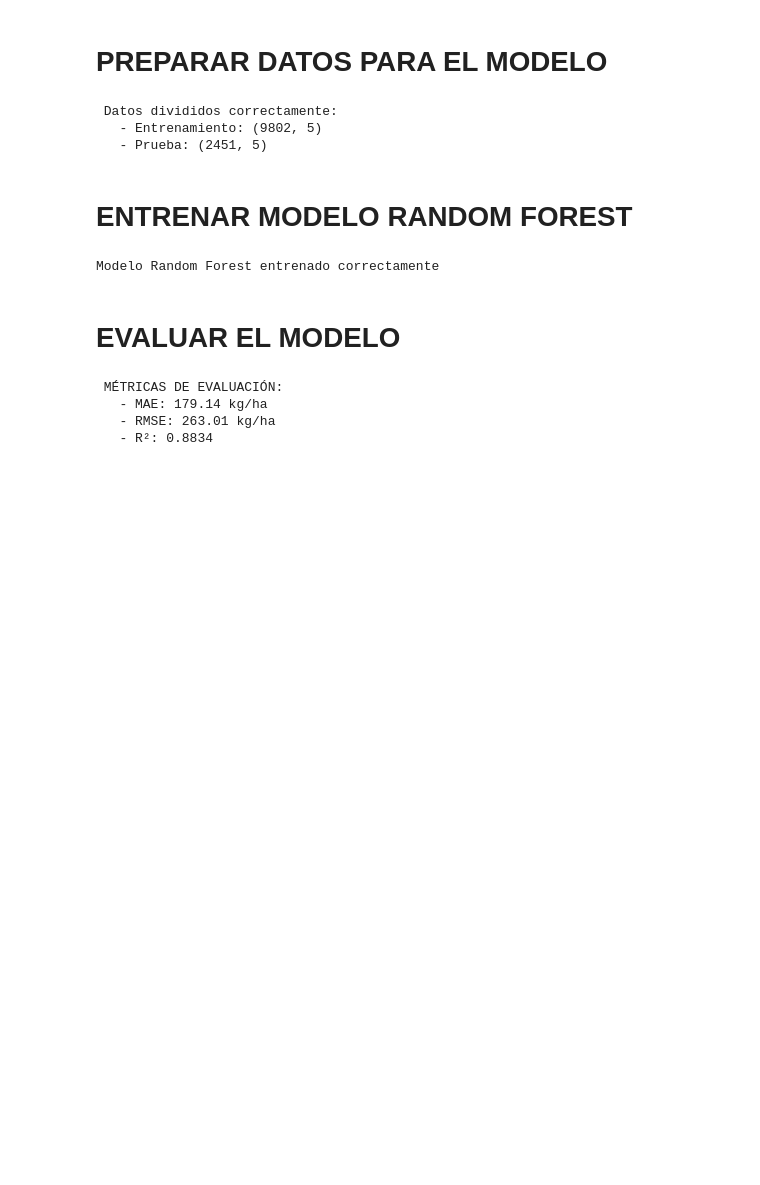
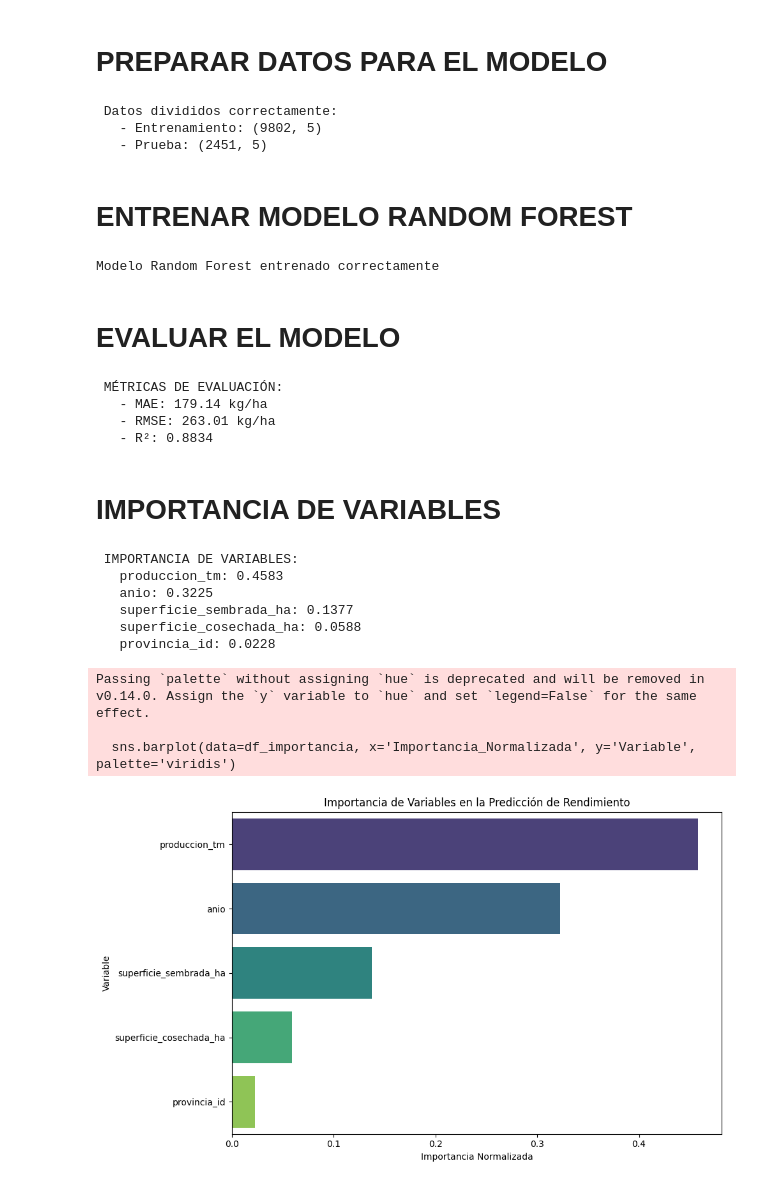
Before and after one commit to b-silva98/Prediccion-del-Rendimiento-de-Soja-en-Argentina, a Jupyter notebook: analisis_rendimiento_soja.ipynb, the cells around one changed output. Cells and saved outputs as stored; diff of their text form; code cells hidden in the pictures; blank space fills up the shorter version.

Commit message:
feat: importancia de variables para el modelo

```diff
--- a/analisis_rendimiento_soja.ipynb
+++ b/analisis_rendimiento_soja.ipynb
@@ -195,3 +195,38 @@ print(f"   - R²: {r2:.4f}")
    - MAE: 179.14 kg/ha
    - RMSE: 263.01 kg/ha
    - R²: 0.8834
+# %% [markdown]
+# IMPORTANCIA DE VARIABLES
+# %%
+df_importancia = (
+    pd.DataFrame({
+        'Variable': X.columns,
+        'Importancia': modelo_rf.feature_importances_
+    })
+    .assign(Importancia_Normalizada=lambda d: (d['Importancia'] / d['Importancia'].sum()).round(4))
+    .sort_values(by='Importancia', ascending=False)
+)
+
+print(f"\n IMPORTANCIA DE VARIABLES:")
+for _, row in df_importancia.iterrows():
+    print(f"   {row['Variable']}: {row['Importancia_Normalizada']:.4f}")
+# %% [output]
+ IMPORTANCIA DE VARIABLES:
+   produccion_tm: 0.4583
+   anio: 0.3225
+   superficie_sembrada_ha: 0.1377
+   superficie_cosechada_ha: 0.0588
+   provincia_id: 0.0228
+# %%
+# GRAFICO
+plt.figure(figsize=(10, 6))
+sns.barplot(data=df_importancia, x='Importancia_Normalizada', y='Variable', palette='viridis')
+plt.title('Importancia de Variables en la Predicción de Rendimiento')
+plt.xlabel('Importancia Normalizada')
+plt.tight_layout()
+plt.show()
+# %% [output]
+Passing `palette` without assigning `hue` is deprecated and will be removed in v0.14.0. Assign the `y` variable to `hue` and set `legend=False` for the same effect.
+
+  sns.barplot(data=df_importancia, x='Importancia_Normalizada', y='Variable', palette='viridis')
+[figure, added]
```
